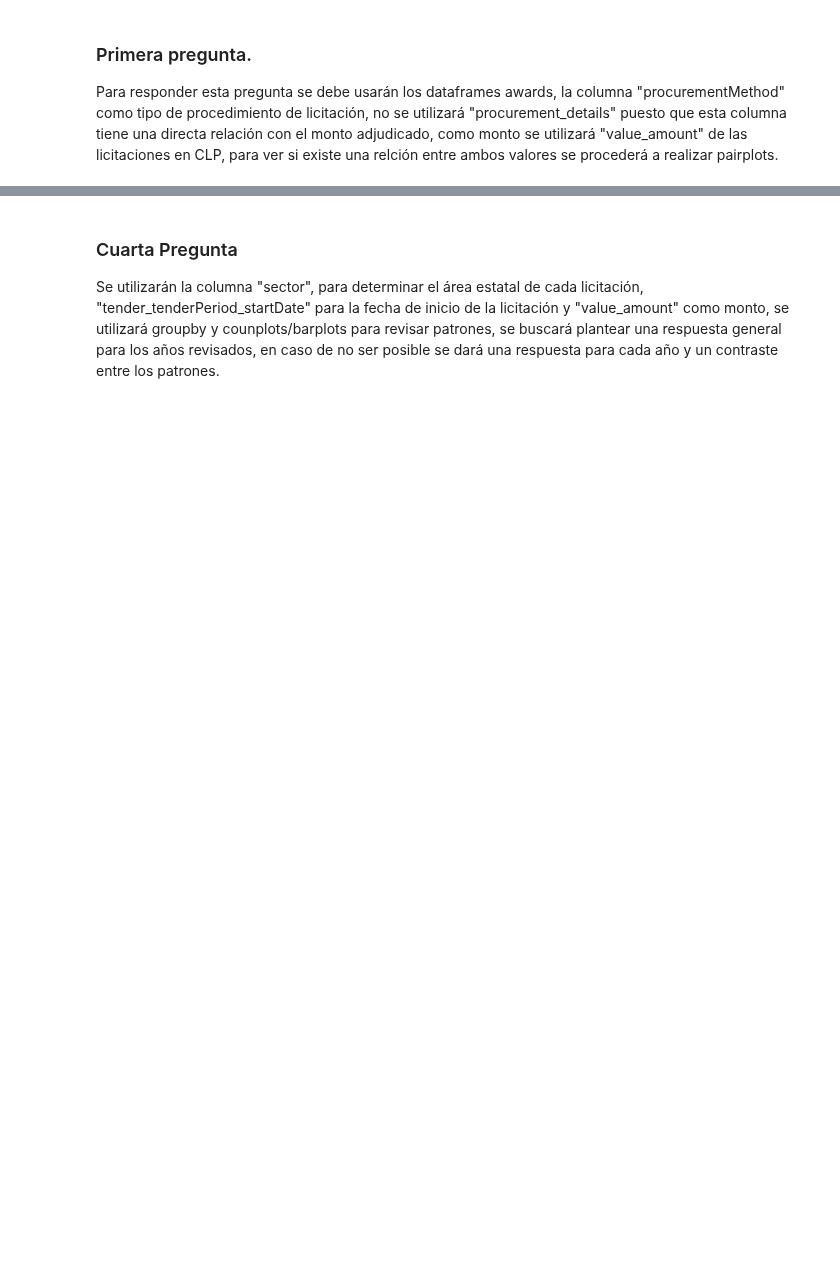
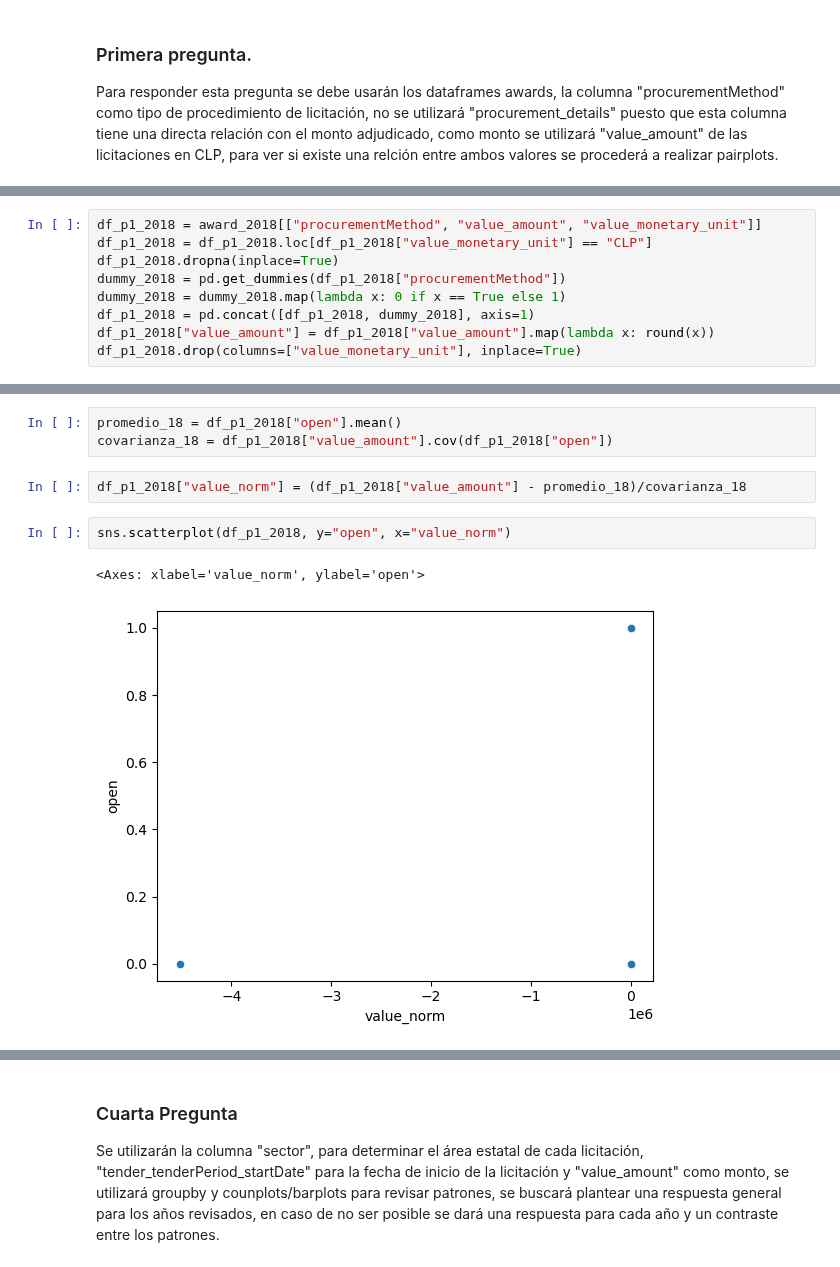
Before and after one commit to Camila-Rojas-05/Proyecto-IMT-2200-1-Grupo-14, a Jupyter notebook: Analisis_Respuestas.ipynb, the cells around one changed output, grey strips where cells are left out. Cells and saved outputs as stored; diff of their text form; blank space fills up the shorter version.

```diff
--- a/Analisis_Respuestas.ipynb
+++ b/Analisis_Respuestas.ipynb
@@ -156,0 +69,9 @@ df_p1 = pd.concat([df_p1_2021, df_p1_2018])
+# %%
+df_p1_2018 = award_2018[["procurementMethod", "value_amount", "value_monetary_unit"]]
+df_p1_2018 = df_p1_2018.loc[df_p1_2018["value_monetary_unit"] == "CLP"]
+df_p1_2018.dropna(inplace=True)
+dummy_2018 = pd.get_dummies(df_p1_2018["procurementMethod"])
+dummy_2018 = dummy_2018.map(lambda x: 0 if x == True else 1)
+df_p1_2018 = pd.concat([df_p1_2018, dummy_2018], axis=1)
+df_p1_2018["value_amount"] = df_p1_2018["value_amount"].map(lambda x: round(x))
+df_p1_2018.drop(columns=["value_monetary_unit"], inplace=True)
@@ -156,0 +92,10 @@ df_p1 = pd.concat([df_p1_2021, df_p1_2018])
+# %%
+promedio_18 = df_p1_2018["open"].mean()
+covarianza_18 = df_p1_2018["value_amount"].cov(df_p1_2018["open"])
+# %%
+df_p1_2018["value_norm"] = (df_p1_2018["value_amount"] - promedio_18)/covarianza_18
+# %%
+sns.scatterplot(df_p1_2018, y="open", x="value_norm")
+# %% [output]
+<Axes: xlabel='value_norm', ylabel='open'>
+[figure, added]
```
Also changed, not shown: parts of 73 cells of this notebook, 6 other files.
